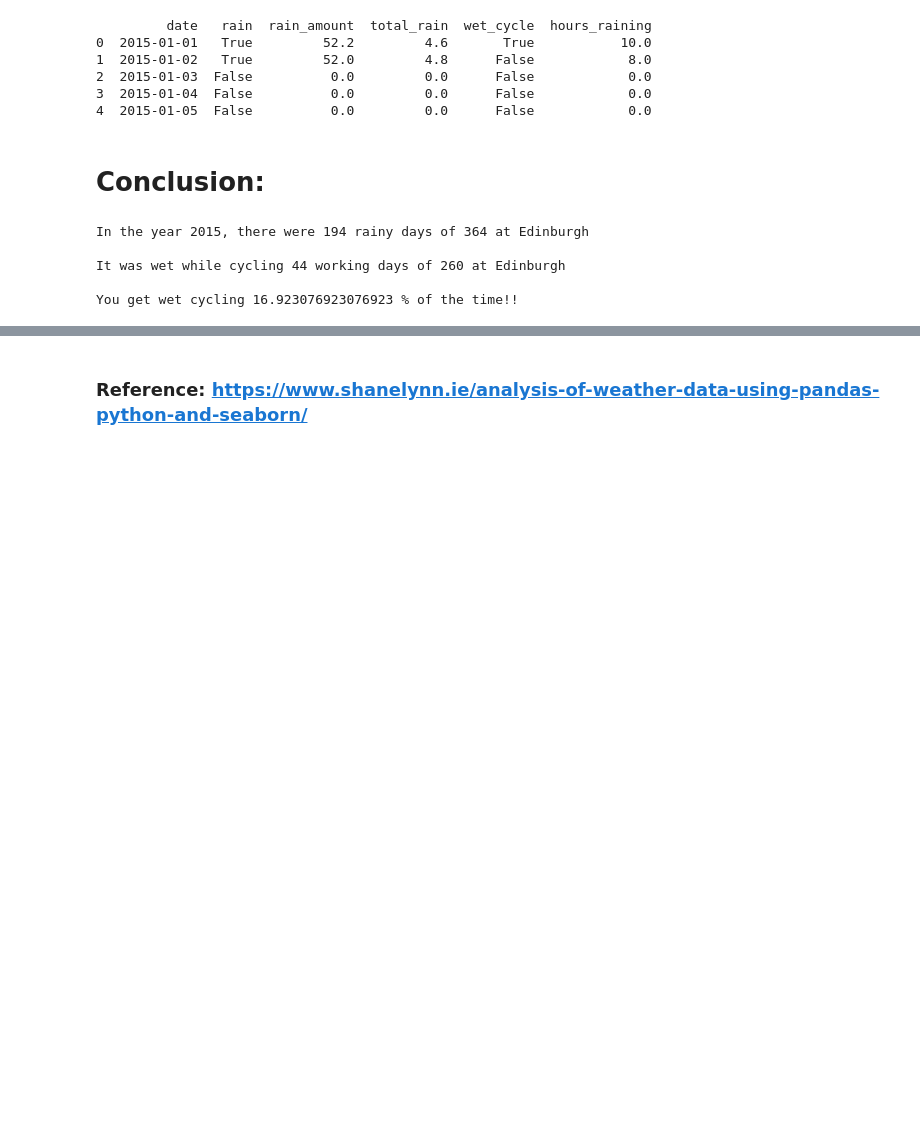
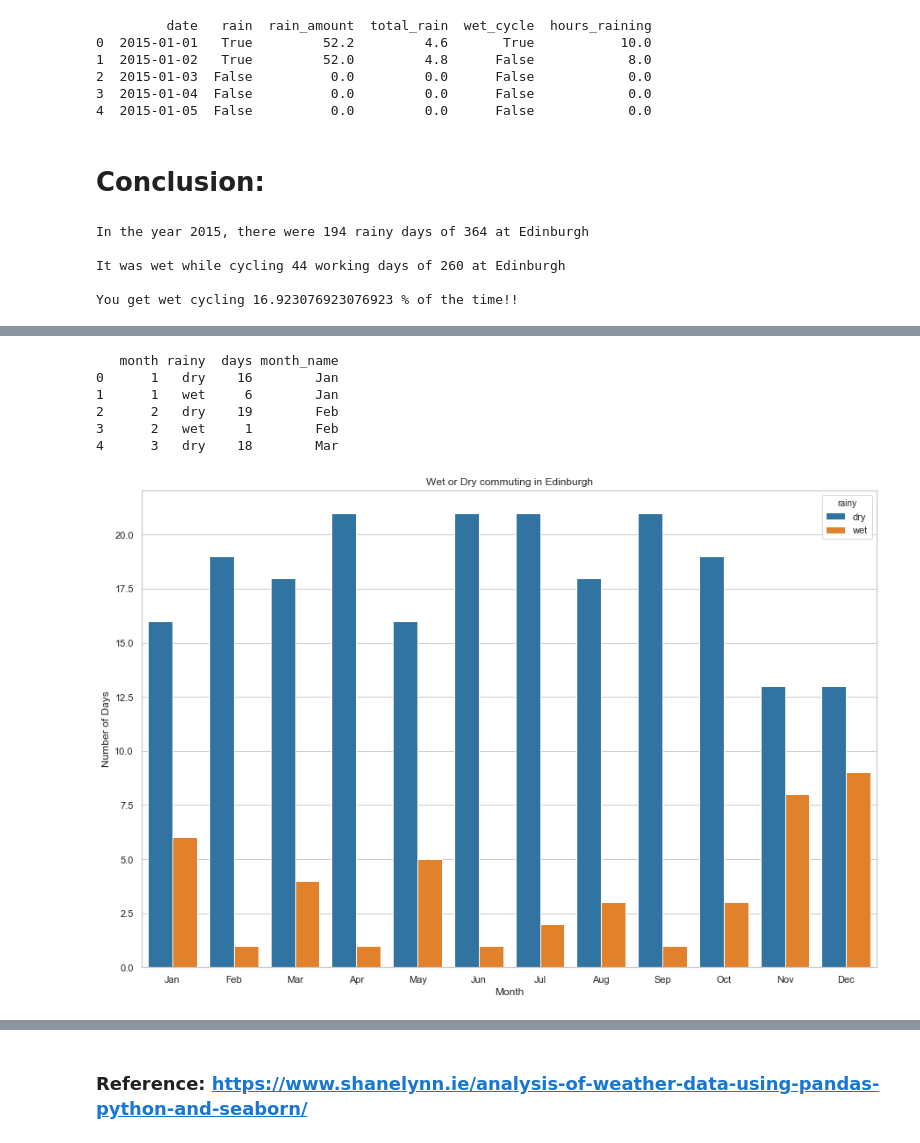
Before and after one commit to silver1icicle/Data_Science, a Jupyter notebook: 10_Analyzing_Weather_Data_From_Scratch.ipynb, the cells around one changed output, grey strips where cells are left out. Cells and saved outputs as stored; diff of their text form; code cells hidden in the pictures; blank space fills up the shorter version.

Commit message:
Superb Pandas Aggregation + Heatmaps

```diff
--- a/10_Analyzing_Weather_Data_From_Scratch.ipynb
+++ b/10_Analyzing_Weather_Data_From_Scratch.ipynb
@@ -531,0 +535,29 @@ You get wet cycling 16.923076923076923 % of the time!!
+# %%
+# Barchart of monthly summarized rainfall data contained in the DataFrame: df_monthWise_wetCycling
+print(df_monthWise_wetCycling.head())     # Source of data
+
+import matplotlib.pyplot as plt
+import seaborn as sns
+%matplotlib inline
+
+plt.figure(figsize=(15,10))
+sns.set_style('whitegrid')
+sns.set_context('notebook', font_scale=1)
+
+sns.barplot(x='month_name',
+            y='days',
+            hue='rainy',                                                                 # ASK!
+            data=df_monthWise_wetCycling.sort_values(['month', 'rainy']))
+
+plt.xlabel('Month')
+plt.ylabel('Number of Days')
+plt.title('Wet or Dry commuting in Edinburgh')
+plt.show()
+# %% [output]
+   month rainy  days month_name
+0      1   dry    16        Jan
+1      1   wet     6        Jan
+2      2   dry    19        Feb
+3      2   wet     1        Feb
+4      3   dry    18        Mar
+[figure, added]
```
Also changed, not shown: parts of 9 cells of this notebook.
